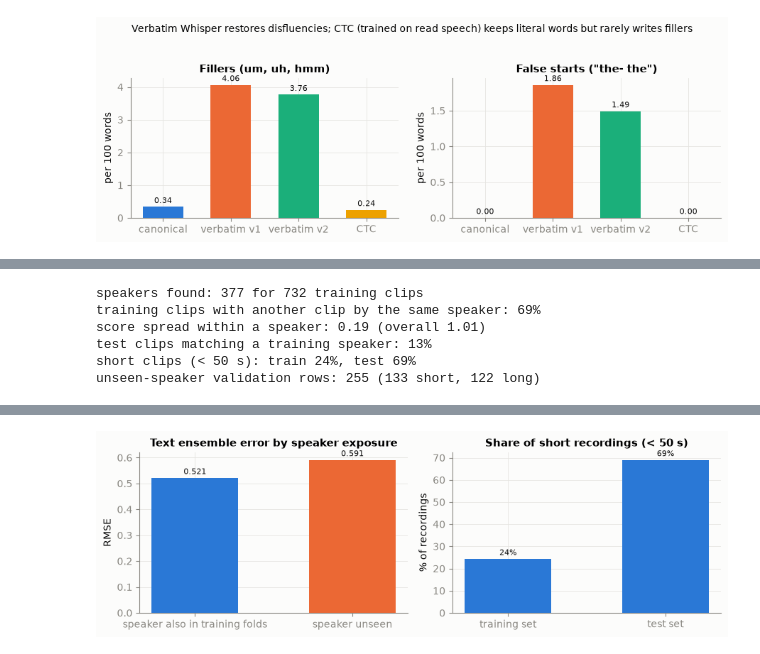
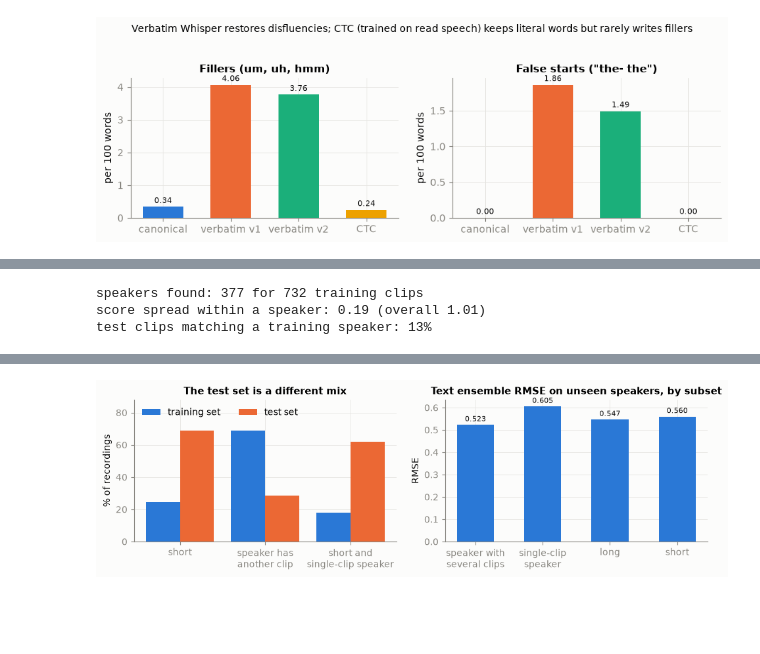
Before and after one commit to lijoraju/grammar-scoring, a Jupyter notebook: notebooks/03_final_submission.ipynb, the cells around one changed output, grey strips where cells are left out. Saved outputs shown, nothing was run; the diff lists cells and outputs as text; code cells hidden in the pictures; blank space fills up the shorter version.

```diff
--- a/notebooks/03_final_submission.ipynb
+++ b/notebooks/03_final_submission.ipynb
@@ -297,7 +304,7 @@ GROUPS = {
     "large_ctc": "DeBERTa-large · CTC",
     "base_ctc": "DeBERTa-base · CTC",
 }
-run_dirs = {g: sorted((FINAL_DIR / "runs" / g).iterdir()) for g in GROUPS}
+run_dirs = {g: sorted((FINAL_DIR / "runs_grouped" / g).iterdir()) for g in GROUPS}
 rows = []
 for group, dirs in run_dirs.items():
     for d in dirs:
@@ -382,5 +392,5 @@ training folds**, weighted so short and long clips have their **test-set shares*
 # %%
-data = load_features(FINAL_DIR / "features_e027.npz")
+data = load_features(FINAL_DIR / "features_e028.npz")
 train_index = {name: i for i, name in enumerate(data["train_filenames"])}
 test_index = {name: i for i, name in enumerate(data["test_filenames"])}
 rows = np.array([train_index[name] for name in oof["filename"]])
@@ -392,57 +402,65 @@ order = np.argsort(data["train_filenames"])
 all_groups = np.empty(len(order), dtype=np.int64)
 all_groups[order] = speaker_groups(data["speaker_train"][order], all_speakers)
 groups = all_groups[rows]
+assert pd.DataFrame({"g": groups, "f": folds}).groupby("g")["f"].nunique().max() == 1
+
 short = data["duration_train"][rows] < SHORT_SECONDS
 test_short = data["duration_test"][test_rows] < SHORT_SECONDS
-unseen = unseen_speaker_mask(groups, folds)
-weights = importance_weights(short, unseen, float(test_short.mean()))
+partner = pd.Series(groups).map(pd.Series(groups).value_counts()).to_numpy() > 1
+test_partner = has_partner(data["speaker_test"][test_rows], all_speakers)
+weights = cell_weights(2 * short + partner, 2 * test_short + test_partner)
 
-sizes = pd.Series(groups).map(pd.Series(groups).value_counts()).to_numpy()
-within = pd.Series(y[sizes > 1]).groupby(groups[sizes > 1]).std(ddof=0).mean()
+within = pd.Series(y[partner]).groupby(groups[partner]).std(ddof=0).mean()
 centre = all_speakers.mean(axis=0)
 unit = lambda e: (e - centre) / np.linalg.norm(e - centre, axis=1, keepdims=True)  # noqa: E731
 match = (unit(data["speaker_test"]) @ unit(data["speaker_train"]).T).max(axis=1) > 0.93
 print(f"speakers found: {len(np.unique(groups))} for {len(y)} training clips")
-print(f"training clips with another clip by the same speaker: {np.mean(sizes > 1):.0%}")
 print(f"score spread within a speaker: {within:.2f} (overall {y.std():.2f})")
 print(f"test clips matching a training speaker: {match.mean():.0%}")
-print(
-    f"short clips (< {SHORT_SECONDS:.0f} s): train {short.mean():.0%}, "
-    f"test {test_short.mean():.0%}"
+mix = pd.DataFrame(
+    {
+        "training set": [short.mean(), partner.mean(), (short & ~partner).mean()],
+        "test set": [
+            test_short.mean(),
+            test_partner.mean(),
+            (test_short & ~test_partner).mean(),
+        ],
+    },
+    index=[
+        "short clips (< 50 s)",
+        "speaker has another clip in the set",
+        "short clip from a single-clip speaker",
+    ],
 )
-print(
-    f"unseen-speaker validation rows: {unseen.sum()} "
-    f"({(unseen & short).sum()} short, {(unseen & ~short).sum()} long)"
-)
+display((mix * 100).round(0).astype(int).astype(str) + "%")
 
 rmse = lambda p, m: regression_metrics(y[m], p[m])["rmse"]  # noqa: E731
-leak = pd.DataFrame(
-    {
-        "speaker also in training folds": [rmse(text_oof, ~unseen)],
-        "speaker unseen": [rmse(text_oof, unseen)],
-    },
-    index=["text ensemble RMSE"],
+fig, axes = plt.subplots(1, 2, figsize=(9.5, 3.1))
+x = np.arange(len(mix))
+axes[0].bar(
+    x - 0.2, mix["training set"] * 100, width=0.4, color=BLUE, label="training set"
 )
-display(leak.round(3))
-
-fig, axes = plt.subplots(1, 2, figsize=(9, 3))
-bars = axes[0].bar(leak.columns, leak.iloc[0], color=[BLUE, ORANGE], width=0.55)
-axes[0].bar_label(bars, fmt="%.3f", padding=2, color=INK, fontsize=8)
-axes[0].set(title="Text ensemble error by speaker exposure", ylabel="RMSE")
+axes[0].bar(x + 0.2, mix["test set"] * 100, width=0.4, color=ORANGE, label="test set")
+axes[0].set_xticks(
+    x, ["short", "speaker has\nanother clip", "short and\nsingle-clip speaker"]
+)
+axes[0].set(title="The test set is a different mix", ylabel="% of recordings")
+axes[0].set_ylim(0, 88)
+axes[0].legend(frameon=False, ncol=2, loc="upper left")
+subsets = {
+    "speaker with\nseveral clips": partner,
+    "single-clip\nspeaker": ~partner,
+    "long": ~short,
+    "short": short,
+}
 bars = axes[1].bar(
-    ["training set", "test set"],
-    [short.mean() * 100, test_short.mean() * 100],
-    color=BLUE,
-    width=0.55,
+    list(subsets), [rmse(text_oof, m) for m in subsets.values()], color=BLUE, width=0.55
 )
-axes[1].bar_label(bars, fmt="%.0f%%", padding=2, color=INK, fontsize=8)
-axes[1].set(title="Share of short recordings (< 50 s)", ylabel="% of recordings")
+axes[1].bar_label(bars, fmt="%.3f", padding=2, color=INK, fontsize=8)
+axes[1].set(title="Text ensemble RMSE on unseen speakers, by subset", ylabel="RMSE")
 plt.tight_layout()
 plt.show()
 # %% [output]
 speakers found: 377 for 732 training clips
-training clips with another clip by the same speaker: 69%
 score spread within a speaker: 0.19 (overall 1.01)
 test clips matching a training speaker: 13%
-short clips (< 50 s): train 24%, test 69%
-unseen-speaker validation rows: 255 (133 short, 122 long)
@@ -451,2 +471,2 @@ unseen-speaker validation rows: 255 (133 short, 122 long)
-[figure, old version]
+[figure, new version]
 # %% [markdown]
```
Also changed, not shown: parts of 28 cells of this notebook, 2 other files.
